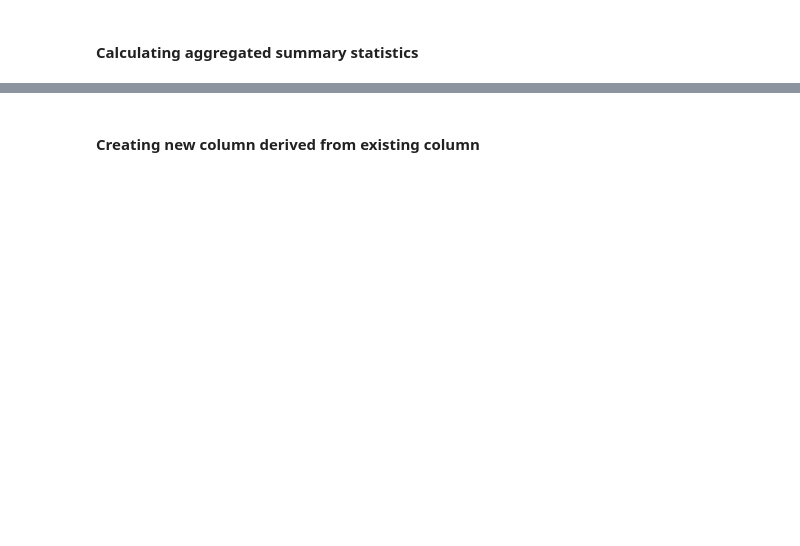
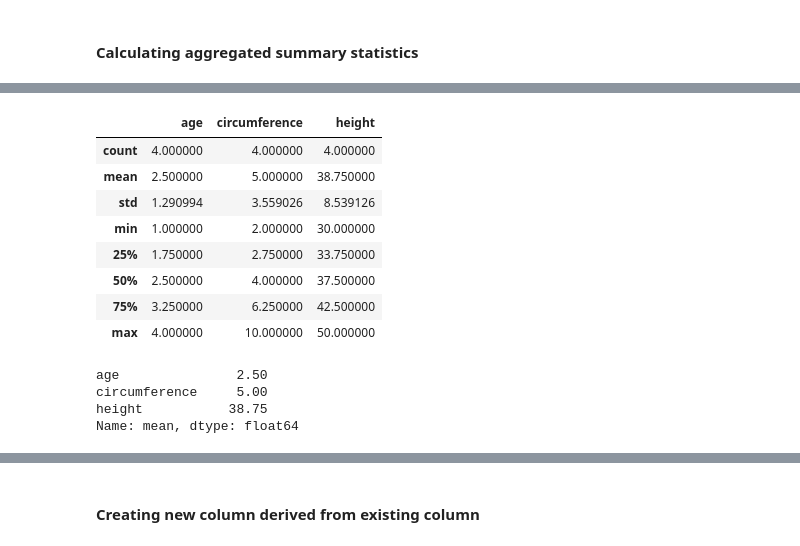
Before and after one commit to nanjiangshu/python-programming-bioinfo, a Jupyter notebook: lectures/Day_5.ipynb, the cells around one changed output, grey strips where cells are left out. Cells and saved outputs as stored; diff of their text form; code cells hidden in the pictures; blank space fills up the shorter version.

```diff
--- a/lectures/Day_5.ipynb
+++ b/lectures/Day_5.ipynb
@@ -142 +183,21 @@ df.height
+# %%
+df.describe()
+# %% [output]
+|  | age | circumference | height |
+| count | 4.000000 | 4.000000 | 4.000000 |
+| mean | 2.500000 | 5.000000 | 38.750000 |
+| std | 1.290994 | 3.559026 | 8.539126 |
+| min | 1.000000 | 2.000000 | 30.000000 |
+| 25% | 1.750000 | 2.750000 | 33.750000 |
+| 50% | 2.500000 | 4.000000 | 37.500000 |
+| 75% | 3.250000 | 6.250000 | 42.500000 |
+| max | 4.000000 | 10.000000 | 50.000000 |
+# %%
+# get only the row "mean"
+df.describe().loc['mean', :]
+# %% [output]
+age               2.50
+circumference     5.00
+height           38.75
+Name: mean, dtype: float64
 # %%
```
Also changed, not shown: parts of 25 cells of this notebook, 14 other files.
